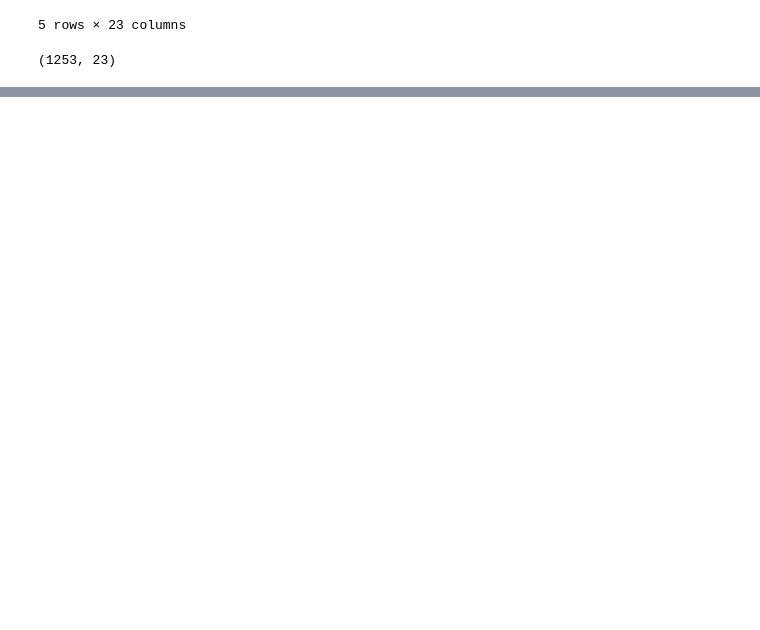
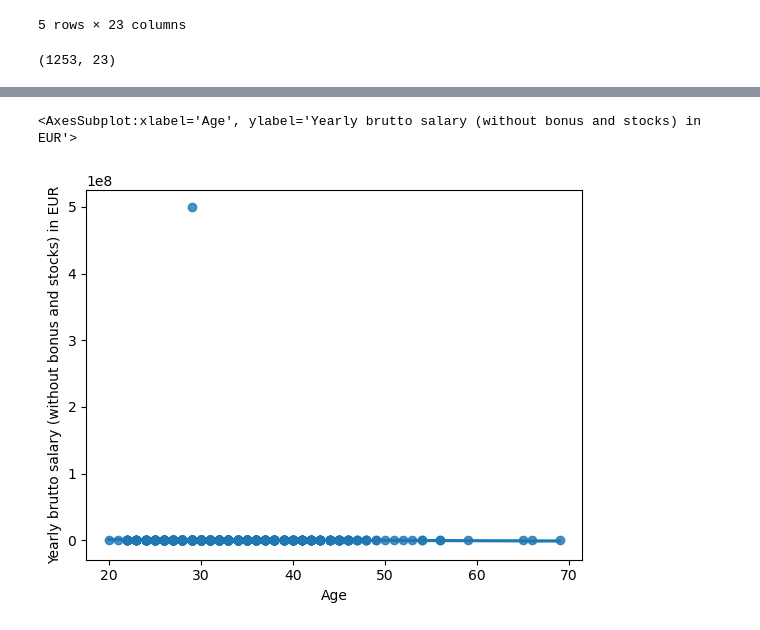
Before and after one commit to al3x15-0/Python-for-ML-udemy, a Jupyter notebook: ALX Week 1 Project.ipynb, the cells around one changed output, grey strips where cells are left out. Saved outputs shown, nothing was run; the diff lists cells and outputs as text; code cells hidden in the pictures; blank space fills up the shorter version.

```diff
--- a/ALX Week 1 Project.ipynb
+++ b/ALX Week 1 Project.ipynb
@@ -28,0 +96,5 @@ df.shape
+# %%
+sns.regplot(x='Age', y='Yearly brutto salary (without bonus and stocks) in EUR', data=df)
+# %% [output]
+<AxesSubplot:xlabel='Age', ylabel='Yearly brutto salary (without bonus and stocks) in EUR'>
+[figure, added]
```
Also changed, not shown: parts of 11 cells of this notebook.
